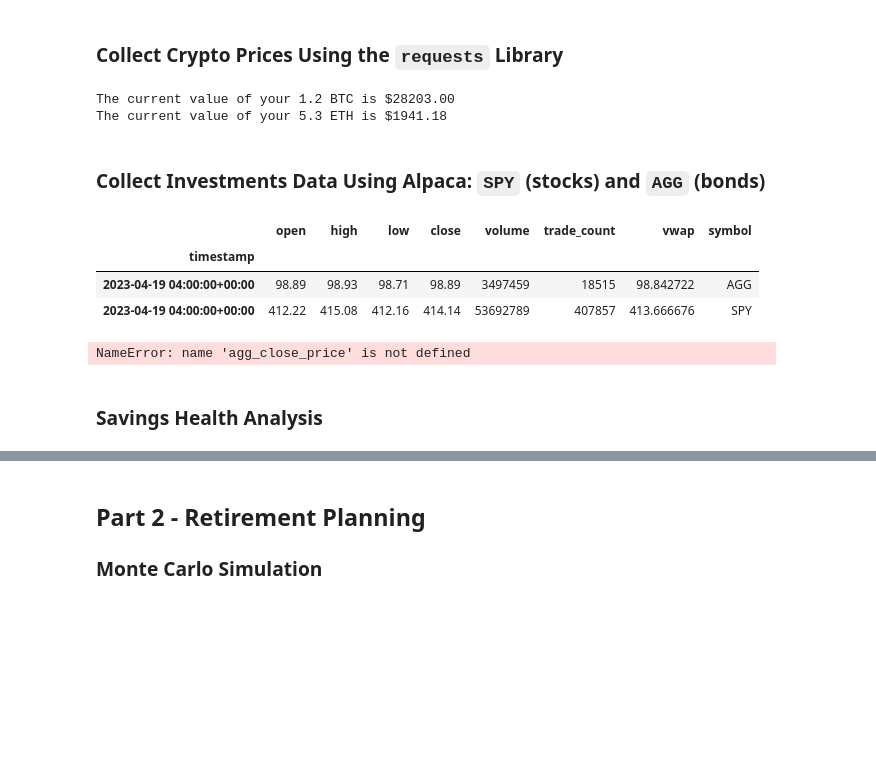
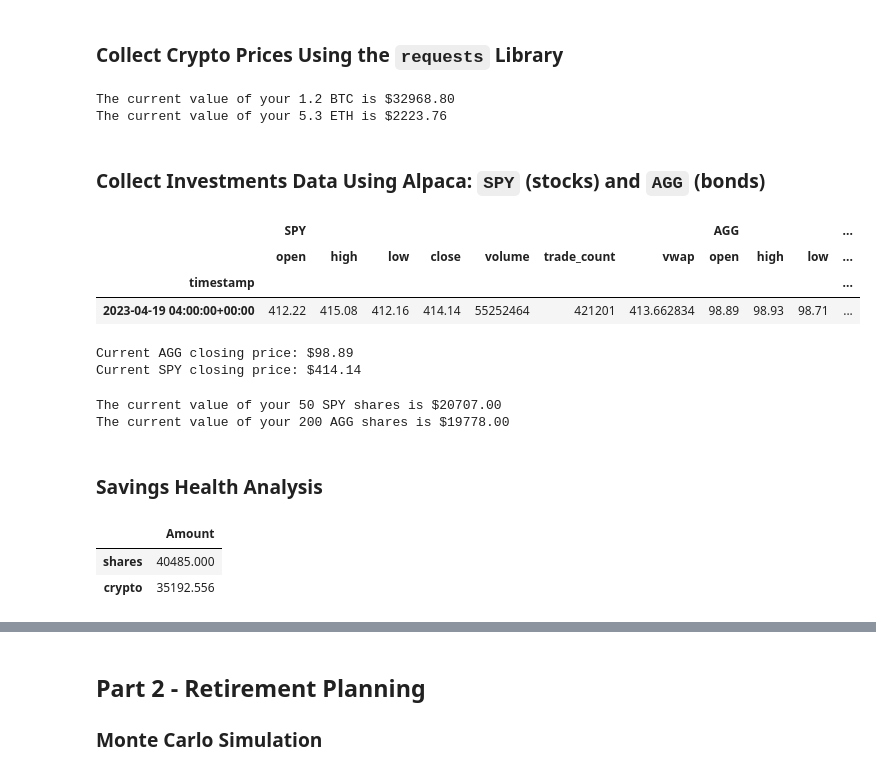
Before and after one commit to MiguelEMB/Fiancial_Planner, a Jupyter notebook: Instructions/Starter_Code/financial-planner.ipynb, the cells around one changed output, grey strips where cells are left out. Drawn from its saved outputs; the diff is of its cells as text; code cells hidden in the pictures; blank space fills up the shorter version.

```diff
--- a/Instructions/Starter_Code/financial-planner.ipynb
+++ b/Instructions/Starter_Code/financial-planner.ipynb
@@ -34,18 +34,20 @@ eth_url = "https://api.alternative.me/v2/ticker/Ethereum/?convert=USD"
 # Fetch current BTC price
 # YOUR CODE HERE!
 
-btc_to_usd = requests.get(btc_url).json()
-my_btc_value = btc_to_usd['data']['1']['quotes']['USD']['price']
+btc_data = requests.get(btc_url).json()
+btc_to_usd = btc_data['data']['1']['quotes']['USD']['price']
 my_btc_value
 
 # Fetch current ETH price
 # YOUR CODE HERE!
-eth_to_usd = requests.get(eth_url).json()
-my_eth_value = eth_to_usd['data']['1027']['quotes']['USD']['price']
-eth_to_usd_price
+eth_data = requests.get(eth_url).json()
+eth_to_usd = eth_data['data']['1027']['quotes']['USD']['price']
 
 ## Compute current value of my crpto
 # YOUR CODE HERE!
+
+my_btc_value = btc_to_usd * my_btc
+my_eth_value = eth_to_usd * my_btc
 
 
 
@@ -53,8 +55,8 @@ eth_to_usd_price
 print(f"The current value of your {my_btc} BTC is ${my_btc_value:0.2f}")
 print(f"The current value of your {my_eth} ETH is ${my_eth_value:0.2f}")
 # %% [output]
-The current value of your 1.2 BTC is $28203.00
-The current value of your 5.3 ETH is $1941.18
+The current value of your 1.2 BTC is $32968.80
+The current value of your 5.3 ETH is $2223.76
 # %% [markdown]
 ### Collect Investments Data Using Alpaca: `SPY` (stocks) and `AGG` (bonds)
 # %%
@@ -85,71 +87,97 @@ end_date = pd.Timestamp("2023-04-19", tz="America/New_York").isoformat()
 
 # Set the tickers
 tickers = ["AGG", "SPY"]
 
 # Set timeframe to "1Day" for Alpaca API
 timeframe = "1Day"
 
 # Get current closing prices for SPY and AGG
 # YOUR CODE HERE!
 
 ticker_data = api.get_bars(
     tickers,
     timeframe,
     start=start_date,
     end=end_date
 ).df
 
 # Reorganize the DataFrame
 # Separate ticker data
 # YOUR CODE HERE!
 
+AGG = ticker_data[ticker_data['symbol'] == 'AGG'].drop('symbol', axis = 1)
+SPY = ticker_data[ticker_data['symbol'] == 'SPY'].drop('symbol', axis = 1)
 
 
 # Concatenate the ticker DataFrames
+# YOUR CODE HERE!
 
-# YOUR CODE HERE!
+ticker_data = pd.concat([SPY,AGG], axis = 1, keys= ['SPY', 'AGG'])
 
 # Preview DataFrame
 # YOUR CODE HERE!
 
-agg_close_price
+ticker_data
 # %% [output]
-|  | open | high | low | close | volume | trade_count | vwap | symbol |
-| timestamp |  |  |  |  |  |  |  |  |
-| 2023-04-19 04:00:00+00:00 | 98.89 | 98.93 | 98.71 | 98.89 | 3497459 | 18515 | 98.842722 | AGG |
-| 2023-04-19 04:00:00+00:00 | 412.22 | 415.08 | 412.16 | 414.14 | 53692789 | 407857 | 413.666676 | SPY |
+|  | SPY |  |  |  |  |  |  | AGG |  |  | ... |
+|  | open | high | low | close | volume | trade_count | vwap | open | high | low | ... |
+| timestamp |  |  |  |  |  |  |  |  |  |  | ... |
+| 2023-04-19 04:00:00+00:00 | 412.22 | 415.08 | 412.16 | 414.14 | 55252464 | 421201 | 413.662834 | 98.89 | 98.93 | 98.71 | ... |
 # %%
 # Pick AGG and SPY close prices
 # YOUR CODE HERE!
 
-agg_close_price =
+
+spy_close_price = ticker_data['SPY']['close'][0]
+agg_close_price = ticker_data['AGG']['close'][0]
 
 # Print AGG and SPY close prices
 print(f"Current AGG closing price: ${agg_close_price}")
 print(f"Current SPY closing price: ${spy_close_price}")
 # %% [output]
-NameError: name 'agg_close_price' is not defined
+Current AGG closing price: $98.89
+Current SPY closing price: $414.14
 # %%
 # Compute the current value of shares
 # YOUR CODE HERE!
 
+my_spy_value = my_spy * spy_close_price
+my_agg_value = my_agg * agg_close_price
+
+
 # Print current value of shares
 print(f"The current value of your {my_spy} SPY shares is ${my_spy_value:0.2f}")
 print(f"The current value of your {my_agg} AGG shares is ${my_agg_value:0.2f}")
+# %% [output]
+The current value of your 50 SPY shares is $20707.00
+The current value of your 200 AGG shares is $19778.00
 # %% [markdown]
 ### Savings Health Analysis
 # %%
 # Set monthly household income
 # YOUR CODE HERE!
 
+monthly_income = 12000
+
+
 # Consolidate financial assets data
 # YOUR CODE HERE!
+
+crypto_total_value = my_btc_value + my_eth_value
+shares_total_value = my_spy_value + my_agg_value
 
 # Create savings DataFrame
 # YOUR CODE HERE!
 
+df_savings = pd.DataFrame({'Amount' : [shares_total_value, crypto_total_value ]}, index = ['shares', 'crypto'])
+
+
 # Display savings DataFrame
 display(df_savings)
+# %% [output]
+|  | Amount |
+| shares | 40485.000 |
+| crypto | 35192.556 |
 # %%
 # Plot savings pie chart
 # YOUR CODE HERE!
```
Also changed, not shown: parts of 14 cells of this notebook, 1 other file.
